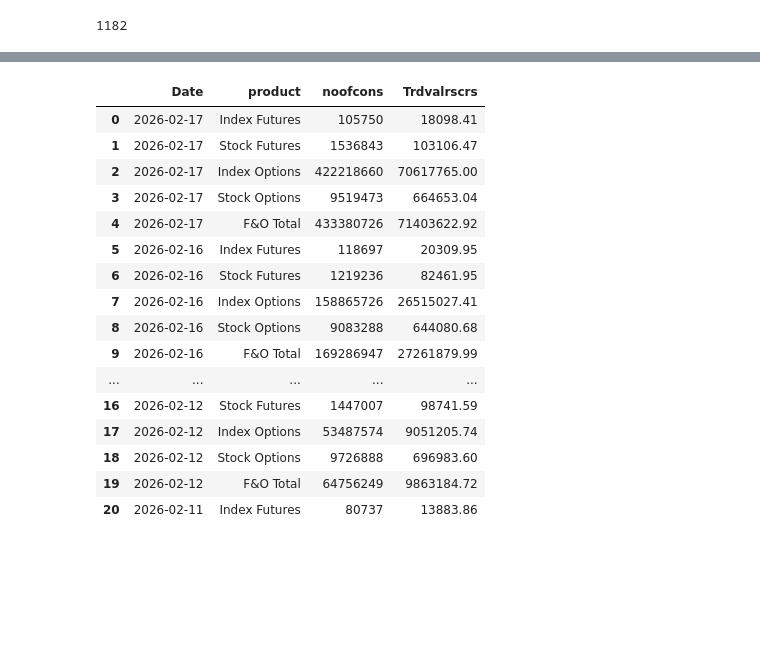
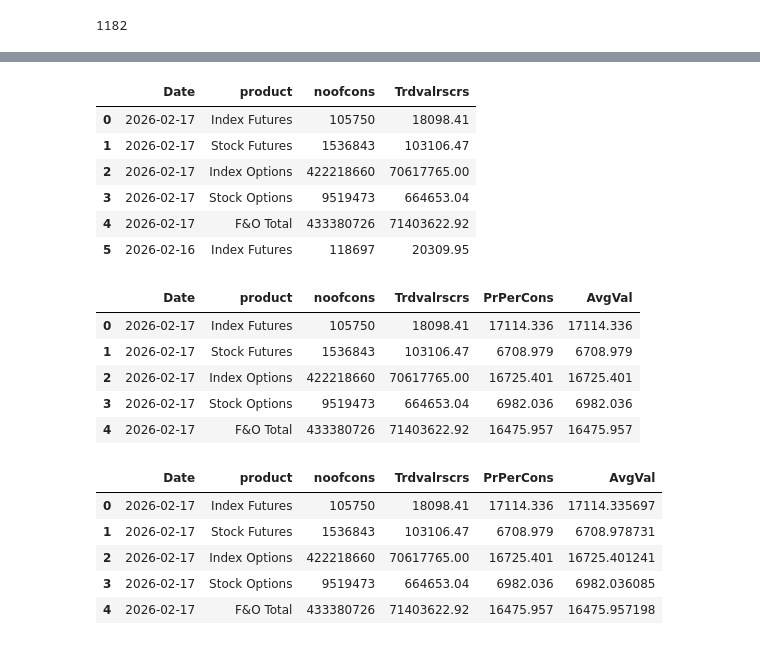
Before and after one commit to shailsun28/stockshortlisting, a Jupyter notebook: Untitled1.ipynb, the cells around one changed output, grey strips where cells are left out. Drawn from its saved outputs; the diff is of its cells as text; code cells hidden in the pictures; blank space fills up the shorter version.

```diff
--- a/Untitled1.ipynb
+++ b/Untitled1.ipynb
@@ -663,22 +679,32 @@ futidx.head(15)
 | 3 | 2026-02-17 | NIFTYNXT50 | 217 | 5425 | 37.82 | 21225 |
 | 4 | 2026-02-17 | NIFTY | 74684 | 4854460 | 12488.77 | 17874480 |
 # %%
-fno.head(21)
+fno.head(6)
 # %% [output]
 |  | Date | product | noofcons | Trdvalrscrs |
 | 0 | 2026-02-17 | Index Futures | 105750 | 18098.41 |
 | 1 | 2026-02-17 | Stock Futures | 1536843 | 103106.47 |
 | 2 | 2026-02-17 | Index Options | 422218660 | 70617765.00 |
 | 3 | 2026-02-17 | Stock Options | 9519473 | 664653.04 |
 | 4 | 2026-02-17 | F&O Total | 433380726 | 71403622.92 |
 | 5 | 2026-02-16 | Index Futures | 118697 | 20309.95 |
-| 6 | 2026-02-16 | Stock Futures | 1219236 | 82461.95 |
-| 7 | 2026-02-16 | Index Options | 158865726 | 26515027.41 |
-| 8 | 2026-02-16 | Stock Options | 9083288 | 644080.68 |
-| 9 | 2026-02-16 | F&O Total | 169286947 | 27261879.99 |
-| ... | ... | ... | ... | ... |
-| 16 | 2026-02-12 | Stock Futures | 1447007 | 98741.59 |
-| 17 | 2026-02-12 | Index Options | 53487574 | 9051205.74 |
-| 18 | 2026-02-12 | Stock Options | 9726888 | 696983.60 |
-| 19 | 2026-02-12 | F&O Total | 64756249 | 9863184.72 |
-| 20 | 2026-02-11 | Index Futures | 80737 | 13883.86 |
+# %%
+fno['PrPerCons'] = round(fno['Trdvalrscrs']*100000/fno['noofcons'],3)
+fno.head()
+# %% [output]
+|  | Date | product | noofcons | Trdvalrscrs | PrPerCons | AvgVal |
+| 0 | 2026-02-17 | Index Futures | 105750 | 18098.41 | 17114.336 | 17114.336 |
+| 1 | 2026-02-17 | Stock Futures | 1536843 | 103106.47 | 6708.979 | 6708.979 |
+| 2 | 2026-02-17 | Index Options | 422218660 | 70617765.00 | 16725.401 | 16725.401 |
+| 3 | 2026-02-17 | Stock Options | 9519473 | 664653.04 | 6982.036 | 6982.036 |
+| 4 | 2026-02-17 | F&O Total | 433380726 | 71403622.92 | 16475.957 | 16475.957 |
+# %%
+fno['AvgVal'] = fno['Trdvalrscrs']*100000 / fno['noofcons']
+fno.head()
+# %% [output]
+|  | Date | product | noofcons | Trdvalrscrs | PrPerCons | AvgVal |
+| 0 | 2026-02-17 | Index Futures | 105750 | 18098.41 | 17114.336 | 17114.335697 |
+| 1 | 2026-02-17 | Stock Futures | 1536843 | 103106.47 | 6708.979 | 6708.978731 |
+| 2 | 2026-02-17 | Index Options | 422218660 | 70617765.00 | 16725.401 | 16725.401241 |
+| 3 | 2026-02-17 | Stock Options | 9519473 | 664653.04 | 6982.036 | 6982.036085 |
+| 4 | 2026-02-17 | F&O Total | 433380726 | 71403622.92 | 16475.957 | 16475.957198 |
```
Also changed, not shown: parts of 4 cells of this notebook.
